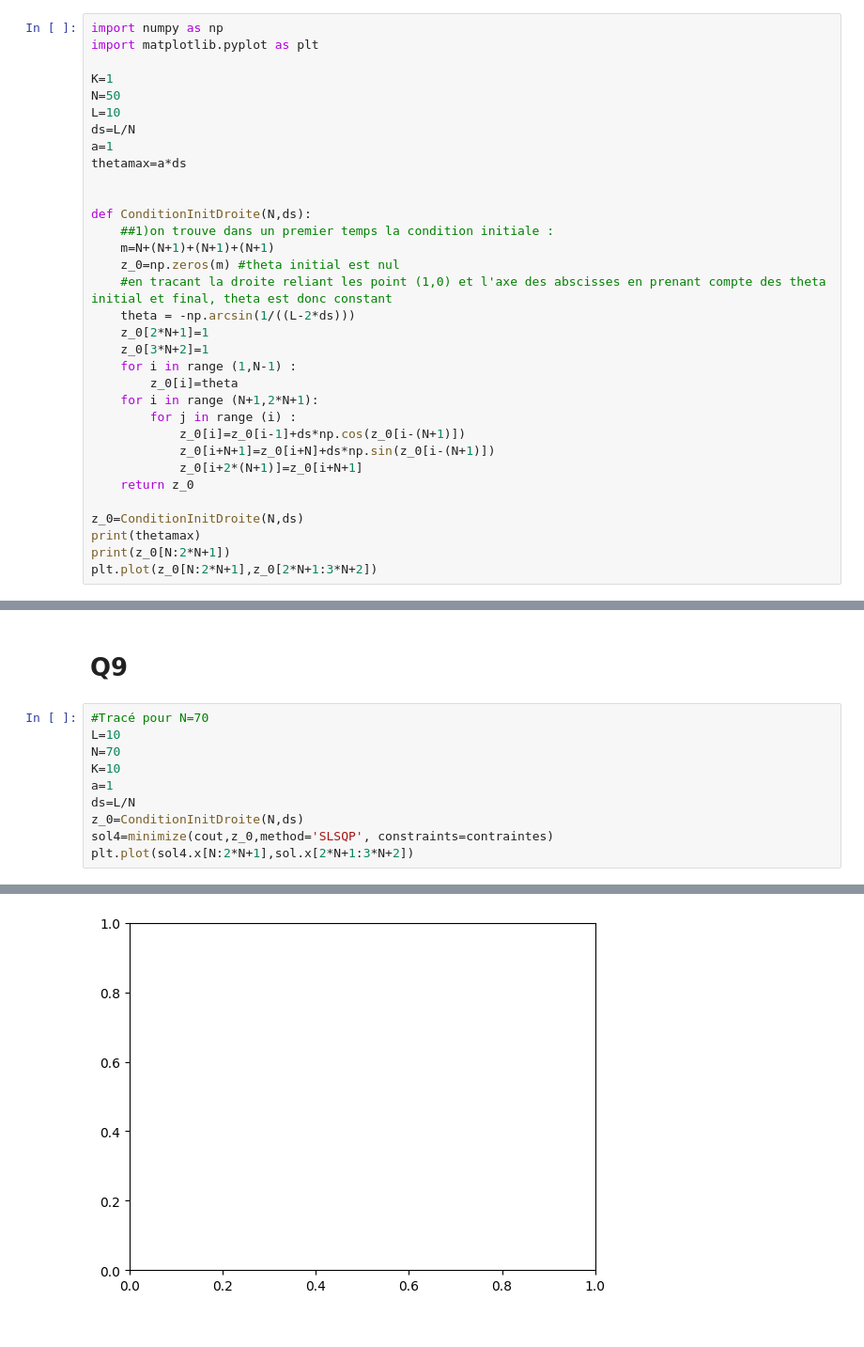
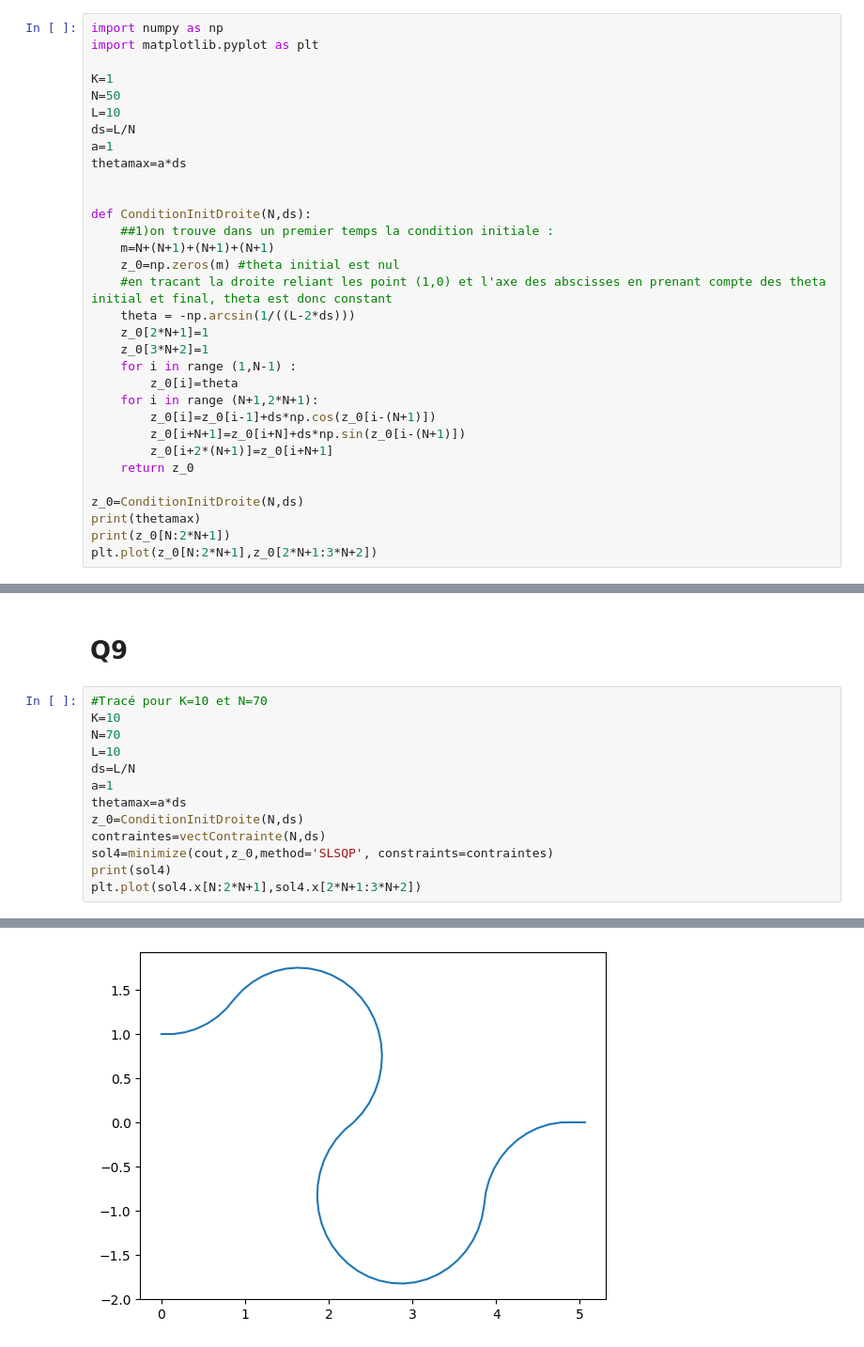
Before and after one commit to leclercrafael/Optim_tuyaux, a Jupyter notebook: projet.ipynb, the cells around one changed output, grey strips where cells are left out. Shown: that part at 94% size. Drawn from its saved outputs; the diff is of its cells as text.

```diff
--- a/projet.ipynb
+++ b/projet.ipynb
@@ -52,10 +52,9 @@ def ConditionInitDroite(N,ds):
     for i in range (1,N-1) :
         z_0[i]=theta
     for i in range (N+1,2*N+1):
-        for j in range (i) :
-            z_0[i]=z_0[i-1]+ds*np.cos(z_0[i-(N+1)])
-            z_0[i+N+1]=z_0[i+N]+ds*np.sin(z_0[i-(N+1)])
-            z_0[i+2*(N+1)]=z_0[i+N+1]
+        z_0[i]=z_0[i-1]+ds*np.cos(z_0[i-(N+1)])
+        z_0[i+N+1]=z_0[i+N]+ds*np.sin(z_0[i-(N+1)])
+        z_0[i+2*(N+1)]=z_0[i+N+1]
     return z_0
 
 z_0=ConditionInitDroite(N,ds)
@@ -192,13 +230,16 @@ plt.plot(sol3.x[N:2*N+1],sol.x[2*N+1:3*N+2])
 # %% [markdown]
 # Q9
 # %%
-#Tracé pour N=70
+#Tracé pour K=10 et N=70
+K=10
+N=70
 L=10
-N=70
-K=10
+ds=L/N
 a=1
-ds=L/N
+thetamax=a*ds
 z_0=ConditionInitDroite(N,ds)
+contraintes=vectContrainte(N,ds)
 sol4=minimize(cout,z_0,method='SLSQP', constraints=contraintes)
-plt.plot(sol4.x[N:2*N+1],sol.x[2*N+1:3*N+2])
+print(sol4)
+plt.plot(sol4.x[N:2*N+1],sol4.x[2*N+1:3*N+2])
 # %% [output]
@@ -206 +256 @@ ValueError: x and y must have same first dimension, but have shapes (71,) and (6
-[figure, old version]
+[figure, new version]
```
Also changed, not shown: parts of 8 cells of this notebook.
